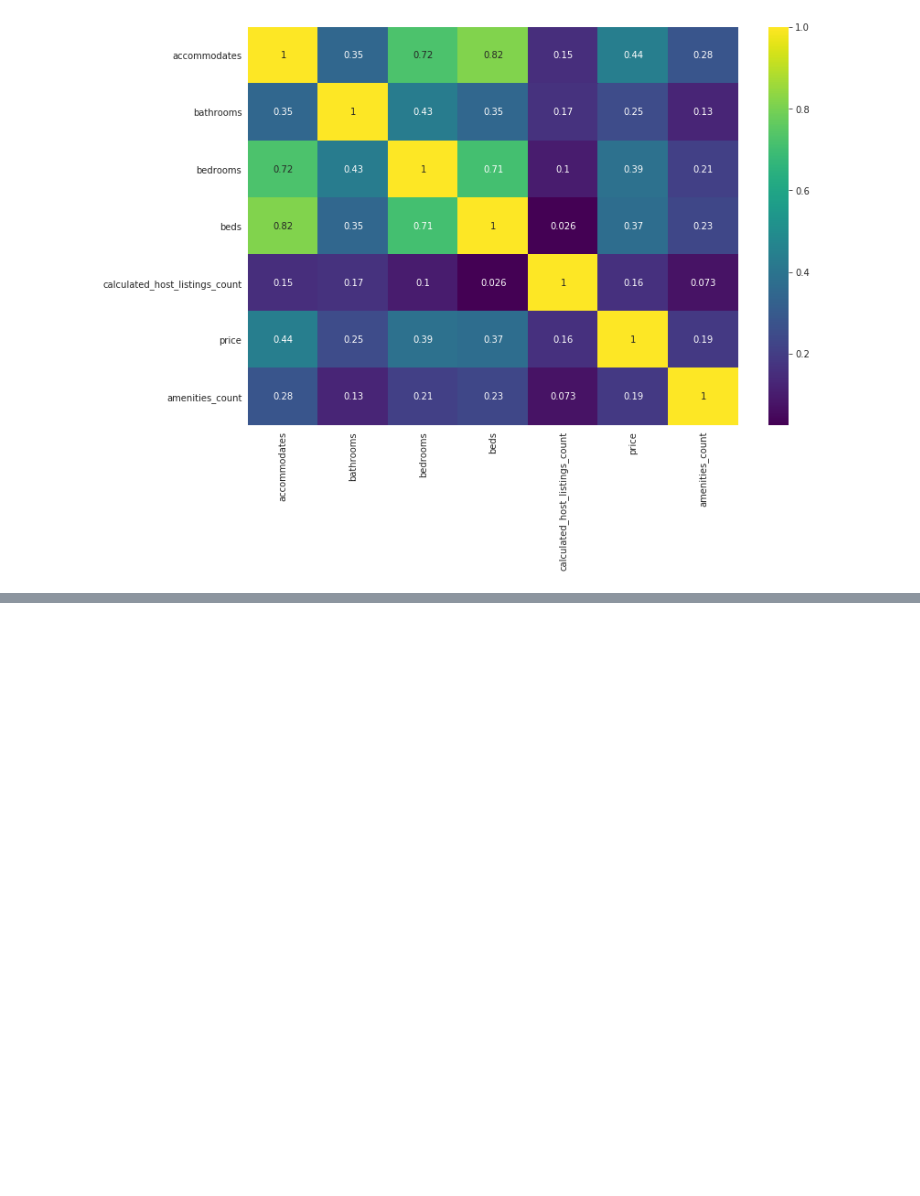
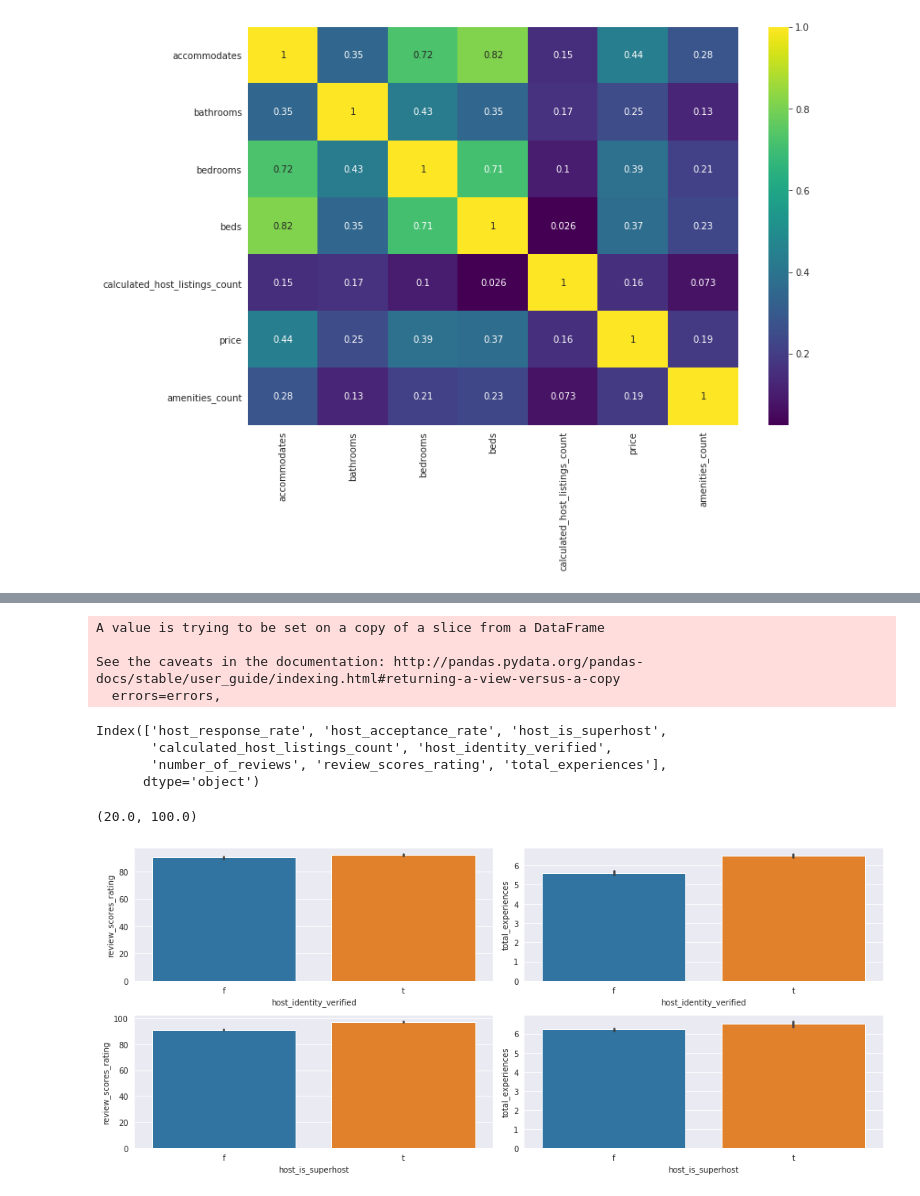
Before and after one commit to nabanitarimpi/airbnb-data-analysis, a Jupyter notebook: airbnb_data_analysis_2.ipynb, the cells around one changed output, grey strips where cells are left out. Cells and saved outputs as stored; diff of their text form; code cells hidden in the pictures; blank space fills up the shorter version.

Commit message:
Question explored - how important the background of a host is

```diff
--- a/airbnb_data_analysis_2.ipynb
+++ b/airbnb_data_analysis_2.ipynb
@@ -891,0 +1034,2 @@ The above heatmap shows correlations between different numerical features and pr
+# %%
+boston_host_df.drop('host_has_profile_pic', axis=1, inplace=True)
@@ -891,0 +1055,2 @@ The above heatmap shows correlations between different numerical features and pr
+# %%
+boston_host_df['host_since'] = pd.to_datetime(boston_host_df['host_since'])
@@ -891,0 +1077,4 @@ The above heatmap shows correlations between different numerical features and pr
+# %%
+import datetime
+
+boston_host_df['total_experiences'] = boston_host_df['host_since'].apply(lambda x:(datetime.datetime.now().year - x.year))
@@ -891,0 +1102,27 @@ The above heatmap shows correlations between different numerical features and pr
+# %%
+boston_host_df.drop('host_since', axis=1, inplace=True)
+# %% [output]
+A value is trying to be set on a copy of a slice from a DataFrame
+
+See the caveats in the documentation: http://pandas.pydata.org/pandas-docs/stable/user_guide/indexing.html#returning-a-view-versus-a-copy
+  errors=errors,
+# %%
+boston_host_df.columns
+# %% [output]
+Index(['host_response_rate', 'host_acceptance_rate', 'host_is_superhost',
+       'calculated_host_listings_count', 'host_identity_verified',
+       'number_of_reviews', 'review_scores_rating', 'total_experiences'],
+      dtype='object')
+# %%
+boston_host_df['review_scores_rating'].min(), boston_host_df['review_scores_rating'].max()
+# %% [output]
+(20.0, 100.0)
+# %%
+fig, ax = plt.subplots(2, 2, figsize=(14,6))
+sns.barplot(x='host_identity_verified', y='review_scores_rating', data=boston_host_df, ax=ax[0,0])
+sns.barplot(x='host_identity_verified', y='total_experiences', data=boston_host_df, ax=ax[0,1])
+sns.barplot(x='host_is_superhost', y='review_scores_rating', data=boston_host_df, ax=ax[1,0])
+sns.barplot(x='host_is_superhost', y='total_experiences', data=boston_host_df, ax=ax[1,1])
+fig.tight_layout()
+# %% [output]
+[figure, added]
```
Also changed, not shown: parts of 35 cells of this notebook.
